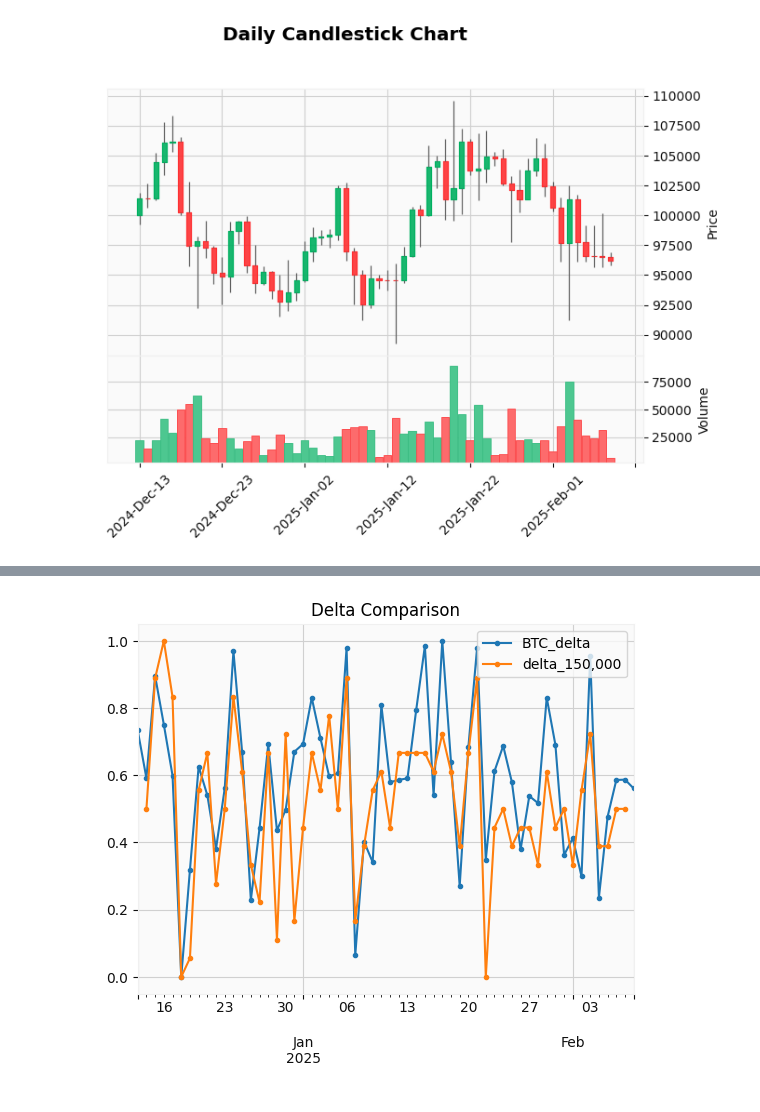
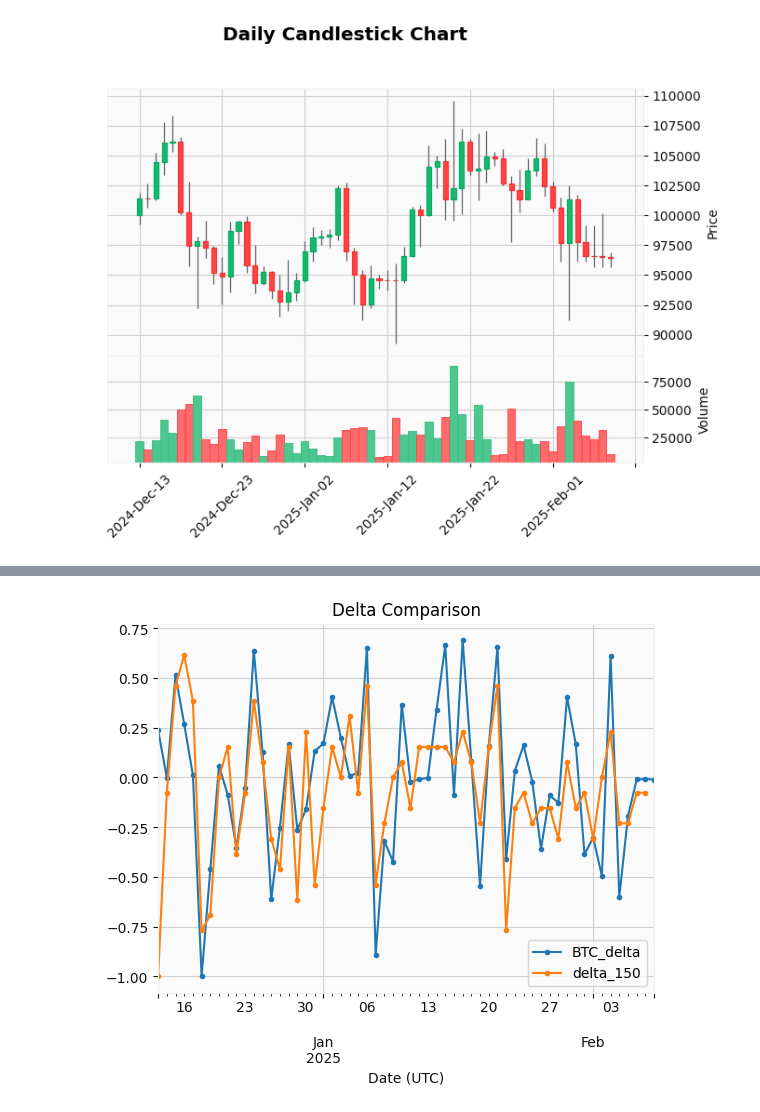
Before and after one commit to DiceNameIsMy/algotrading, a Jupyter notebook: src/main.ipynb, the cells around one changed output, grey strips where cells are left out. Saved outputs shown, nothing was run; the diff lists cells and outputs as text; code cells hidden in the pictures.

Commit message:
Add correlation plots

```diff
--- a/src/main.ipynb
+++ b/src/main.ipynb
@@ -67,9 +75,7 @@ Market confidence in "BTC will hit $80k by March 31"
 # %%
 from binance import Client
 
-api_key = "chZ715f5LtqTMoCr6vSrl16VyWg8PWlQzkFFKLFwWFY0F4b7Wd8c3OugFJgi5PEL"
-api_secret = "Ki6RzqUwuByncvkQ2vVaeMaBRicsxYSG7mgfcCANGEG0KaJJM3ffwc2Ya0UBsmuY"
-client = Client(api_key, api_secret)
+client = Client(BINANCE_API_KEY, BINANCE_API_SECRET)
 
 symbol = "BTCUSDT"  # or any other trading pair
 interval = Client.KLINE_INTERVAL_1DAY
@@ -133,10 +130,0 @@ plt.show()
-# %%
-pm_df = pd.read_csv('../data/1_polymarket_BTC_1d.csv')
-pm_df['Date (UTC)'] = pd.to_datetime(pm_df['Date (UTC)'])
-
-pm_df = pm_df.set_index('Date (UTC)')
-for bet in ['150,000', '120,000', '80,000', '70,000']:
-    column = f'${bet}'
-    pm_df[f'delta_{bet}'] = pm_df[column].shift(-1).diff()
-
-pm_df.head()
@@ -150,0 +131,16 @@ pm_df.head()
+# %%
+pm_df = pd.read_csv('../data/1_polymarket_BTC_1d.csv', parse_dates=['Date (UTC)'], index_col='Date (UTC)')
+
+pm_df.rename(columns={"$150,000": "150", "$120,000": "120", "$80,000": "80", "$70,000": "70"}, inplace=True)
+
+pm_prob_cols = ['150', '120', '80', '70']
+pm_deltas_cols = [f'delta_{col}' for col in pm_prob_cols]
+for column in ['150', '120', '80', '70']:
+    # Compute how probability had changed after 1 day
+    pm_df[f'open_{column}'] = pm_df[column]
+    pm_df[f'close_{column}'] = pm_df[column].shift(-1)
+    pm_df[f'delta_{column}'] = pm_df[f'close_{column}'] - pm_df[f'open_{column}']
+
+pm_df.drop(columns=pm_prob_cols, inplace=True)
+
+pm_df.head()
@@ -172,0 +160,12 @@ delta_df.head()
+# %%
+from sklearn.preprocessing import MaxAbsScaler
+
+deltas_df = pm_df[pm_deltas_cols].copy()
+deltas_df['BTC_delta'] = BTC_df['delta']
+
+# Scale daltas to (-1, 1) interval
+scaler = MaxAbsScaler()
+deltas_df[['BTC_delta']] = scaler.fit_transform(deltas_df[['BTC_delta']])
+deltas_df[pm_deltas_cols] = scaler.fit_transform(deltas_df[pm_deltas_cols])
+
+deltas_df.head()
@@ -173,6 +180,6 @@ delta_df.head()
 # %%
-delta_df.plot(style='.-', title='Delta Comparison')
+deltas_df[["BTC_delta", "delta_150"]].plot(style='.-', title='Delta Comparison')
 plt.show()
 # %% [output]
-[figure, old version]
+[figure, new version]
 # %%
```
Also changed, not shown: parts of 14 cells of this notebook, 3 other files.
